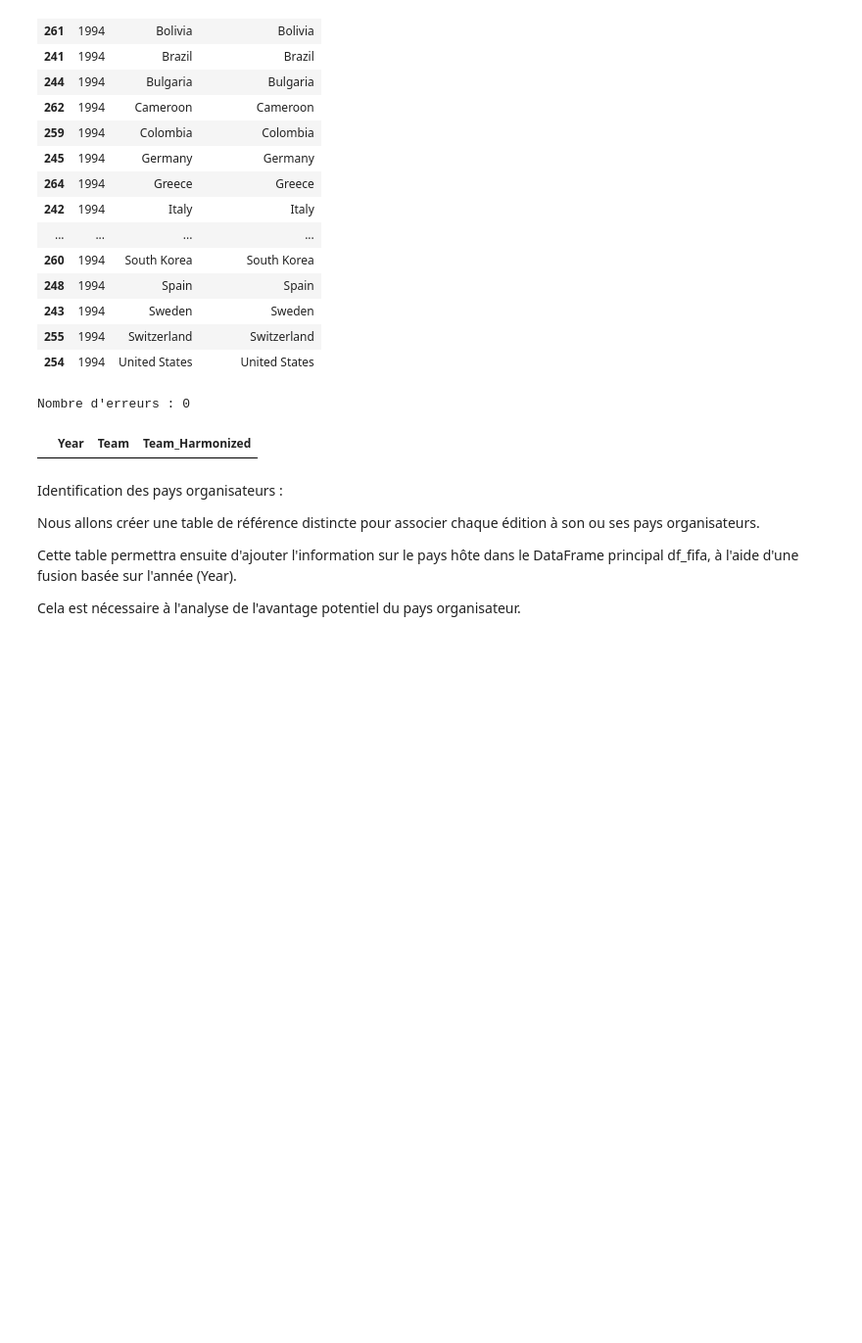
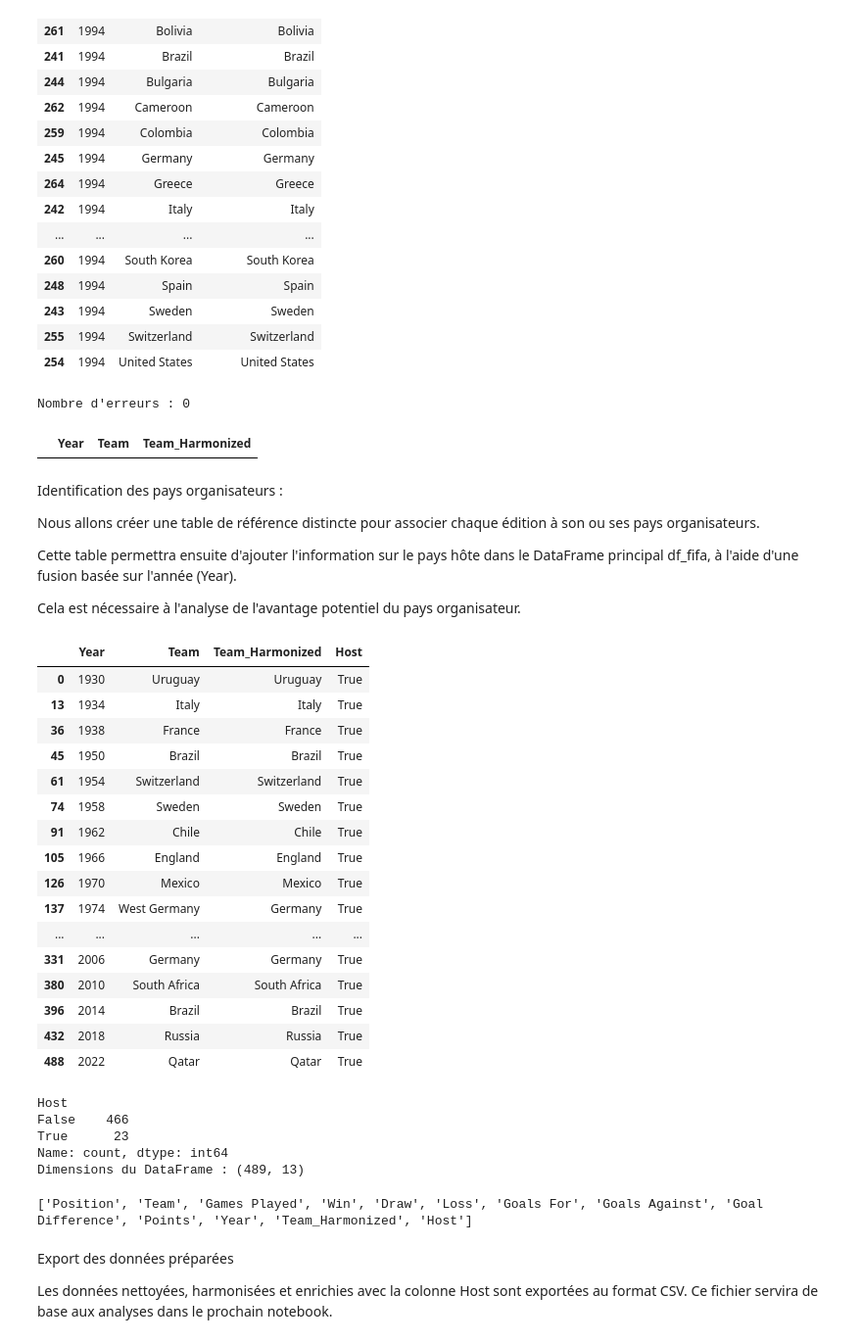
Before and after one commit to Chrilap95/Projet-fil-rouge, a Jupyter notebook: notebooks/02_nettoyage_preparation.ipynb, the cells around one changed output. Shown at 98% size. Drawn from its saved outputs; the diff is of its cells as text; code cells hidden in the pictures; blank space fills up the shorter version.

Commit message:
Export des données FIFA préparées

```diff
--- a/notebooks/02_nettoyage_preparation.ipynb
+++ b/notebooks/02_nettoyage_preparation.ipynb
@@ -369,3 +369,76 @@ Nous allons créer une table de référence distincte pour associer chaque édit
 Cette table permettra ensuite d'ajouter l'information sur le pays hôte dans le DataFrame principal df_fifa, à l'aide d'une fusion basée sur l'année (Year).
 
 Cela est nécessaire à l'analyse de l'avantage potentiel du pays organisateur.
+# %%
+hosts = {
+    1930: ["Uruguay"],
+    1934: ["Italy"],
+    1938: ["France"],
+    1950: ["Brazil"],
+    1954: ["Switzerland"],
+    1958: ["Sweden"],
+    1962: ["Chile"],
+    1966: ["England"],
+    1970: ["Mexico"],
+    1974: ["Germany"],
+    1978: ["Argentina"],
+    1982: ["Spain"],
+    1986: ["Mexico"],
+    1990: ["Italy"],
+    1994: ["United States"],
+    1998: ["France"],
+    2002: ["South Korea", "Japan"],
+    2006: ["Germany"],
+    2010: ["South Africa"],
+    2014: ["Brazil"],
+    2018: ["Russia"],
+    2022: ["Qatar"]
+}
+# %%
+def is_host(row):
+    year = row["Year"]
+    team = row["Team_Harmonized"]
+    host_country = hosts[year]
+
+    return team in host_country
+
+df_fifa["Host"] = df_fifa.apply(is_host, axis=1)
+# %%
+df_fifa[df_fifa["Host"]][
+    ["Year", "Team", "Team_Harmonized", "Host"]
+].sort_values(["Year", "Team"])
+# %% [output]
+|  | Year | Team | Team_Harmonized | Host |
+| 0 | 1930 | Uruguay | Uruguay | True |
+| 13 | 1934 | Italy | Italy | True |
+| 36 | 1938 | France | France | True |
+| 45 | 1950 | Brazil | Brazil | True |
+| 61 | 1954 | Switzerland | Switzerland | True |
+| 74 | 1958 | Sweden | Sweden | True |
+| 91 | 1962 | Chile | Chile | True |
+| 105 | 1966 | England | England | True |
+| 126 | 1970 | Mexico | Mexico | True |
+| 137 | 1974 | West Germany | Germany | True |
+| ... | ... | ... | ... | ... |
+| 331 | 2006 | Germany | Germany | True |
+| 380 | 2010 | South Africa | South Africa | True |
+| 396 | 2014 | Brazil | Brazil | True |
+| 432 | 2018 | Russia | Russia | True |
+| 488 | 2022 | Qatar | Qatar | True |
+# %%
+print(df_fifa["Host"].value_counts())
+print("Dimensions du DataFrame :", df_fifa.shape)
+# %% [output]
+Host
+False    466
+True      23
+Name: count, dtype: int64
+Dimensions du DataFrame : (489, 13)
+# %%
+print(df_fifa.columns.tolist())
+# %% [output]
+['Position', 'Team', 'Games Played', 'Win', 'Draw', 'Loss', 'Goals For', 'Goals Against', 'Goal Difference', 'Points', 'Year', 'Team_Harmonized', 'Host']
+# %% [markdown]
+Export des données préparées
+
+Les données nettoyées, harmonisées et enrichies avec la colonne Host sont exportées au format CSV. Ce fichier servira de base aux analyses dans le prochain notebook.
```
Also changed, not shown: parts of 1 cell of this notebook.
